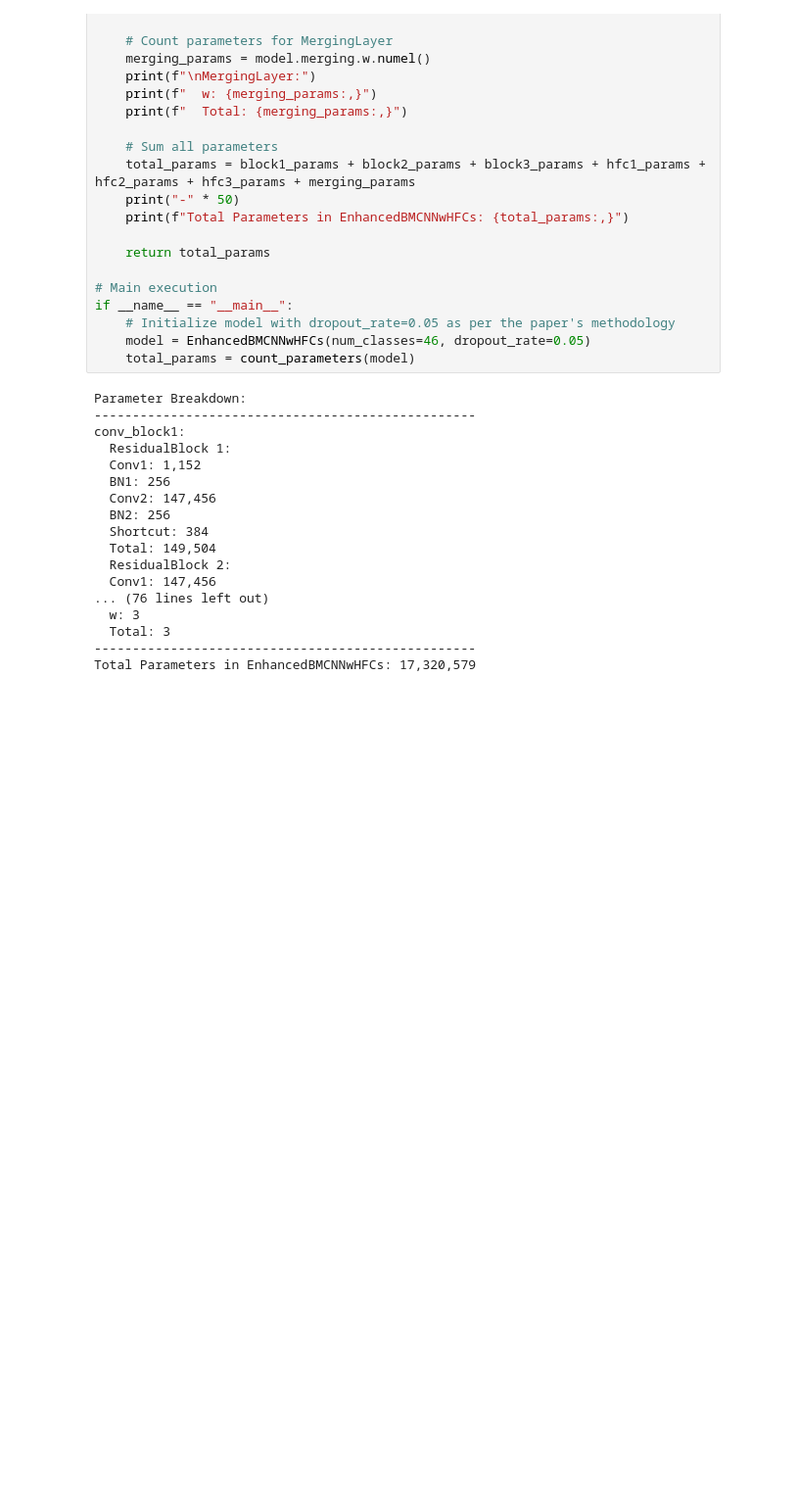
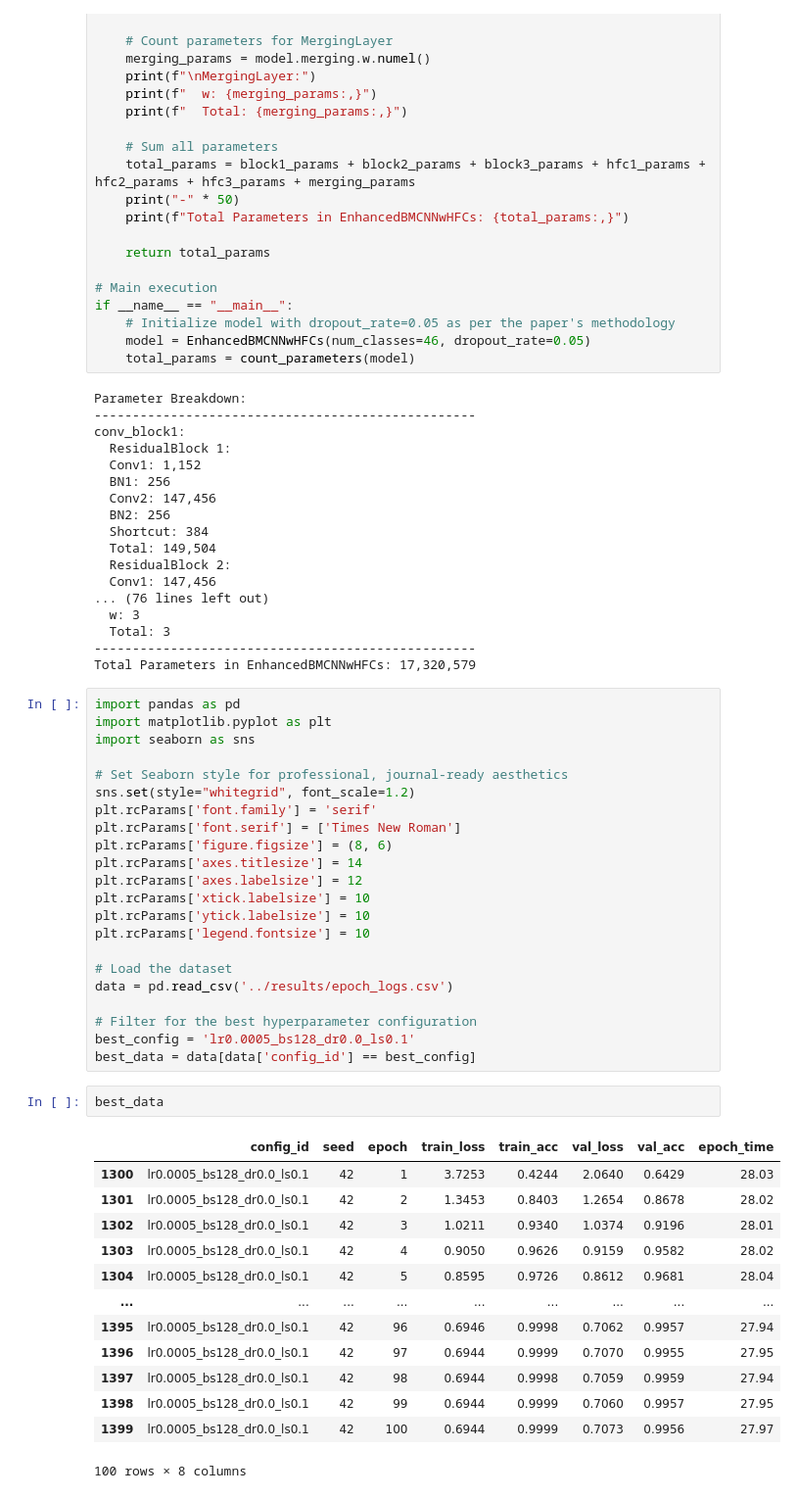
Before and after one commit to sahajrajmalla/MallaNet, a Jupyter notebook: notebooks/viz.ipynb, the cells around one changed output. Shown at 98% size. Saved outputs shown, nothing was run; the diff lists cells and outputs as text; blank space fills up the shorter version.

```diff
--- a/notebooks/viz.ipynb
+++ b/notebooks/viz.ipynb
@@ -536,3 +536,41 @@ conv_block1:
   Total: 3
 --------------------------------------------------
 Total Parameters in EnhancedBMCNNwHFCs: 17,320,579
+# %%
+import pandas as pd
+import matplotlib.pyplot as plt
+import seaborn as sns
+
+# Set Seaborn style for professional, journal-ready aesthetics
+sns.set(style="whitegrid", font_scale=1.2)
+plt.rcParams['font.family'] = 'serif'
+plt.rcParams['font.serif'] = ['Times New Roman']
+plt.rcParams['figure.figsize'] = (8, 6)
+plt.rcParams['axes.titlesize'] = 14
+plt.rcParams['axes.labelsize'] = 12
+plt.rcParams['xtick.labelsize'] = 10
+plt.rcParams['ytick.labelsize'] = 10
+plt.rcParams['legend.fontsize'] = 10
+
+# Load the dataset
+data = pd.read_csv('../results/epoch_logs.csv')
+
+# Filter for the best hyperparameter configuration
+best_config = 'lr0.0005_bs128_dr0.0_ls0.1'
+best_data = data[data['config_id'] == best_config]
+# %%
+best_data
+# %% [output]
+|  | config_id | seed | epoch | train_loss | train_acc | val_loss | val_acc | epoch_time |
+| 1300 | lr0.0005_bs128_dr0.0_ls0.1 | 42 | 1 | 3.7253 | 0.4244 | 2.0640 | 0.6429 | 28.03 |
+| 1301 | lr0.0005_bs128_dr0.0_ls0.1 | 42 | 2 | 1.3453 | 0.8403 | 1.2654 | 0.8678 | 28.02 |
+| 1302 | lr0.0005_bs128_dr0.0_ls0.1 | 42 | 3 | 1.0211 | 0.9340 | 1.0374 | 0.9196 | 28.01 |
+| 1303 | lr0.0005_bs128_dr0.0_ls0.1 | 42 | 4 | 0.9050 | 0.9626 | 0.9159 | 0.9582 | 28.02 |
+| 1304 | lr0.0005_bs128_dr0.0_ls0.1 | 42 | 5 | 0.8595 | 0.9726 | 0.8612 | 0.9681 | 28.04 |
+| ... | ... | ... | ... | ... | ... | ... | ... | ... |
+| 1395 | lr0.0005_bs128_dr0.0_ls0.1 | 42 | 96 | 0.6946 | 0.9998 | 0.7062 | 0.9957 | 27.94 |
+| 1396 | lr0.0005_bs128_dr0.0_ls0.1 | 42 | 97 | 0.6944 | 0.9999 | 0.7070 | 0.9955 | 27.95 |
+| 1397 | lr0.0005_bs128_dr0.0_ls0.1 | 42 | 98 | 0.6944 | 0.9998 | 0.7059 | 0.9959 | 27.94 |
+| 1398 | lr0.0005_bs128_dr0.0_ls0.1 | 42 | 99 | 0.6944 | 0.9999 | 0.7060 | 0.9957 | 27.95 |
+| 1399 | lr0.0005_bs128_dr0.0_ls0.1 | 42 | 100 | 0.6944 | 0.9999 | 0.7073 | 0.9956 | 27.97 |
+100 rows × 8 columns
```
Also changed, not shown: parts of 1 cell of this notebook, 1 other file.
